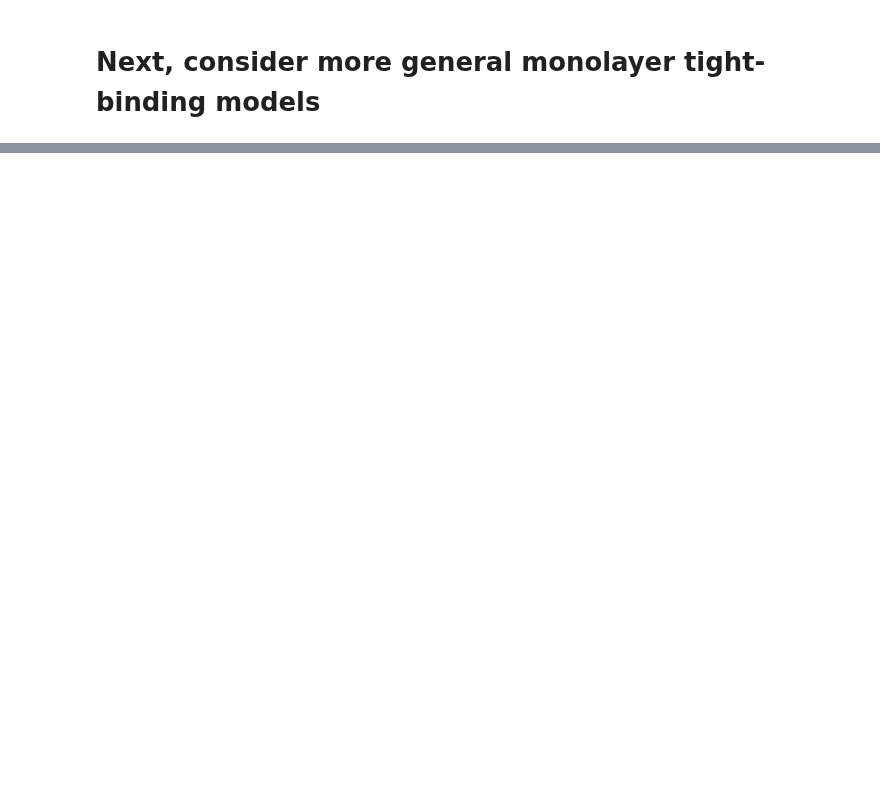
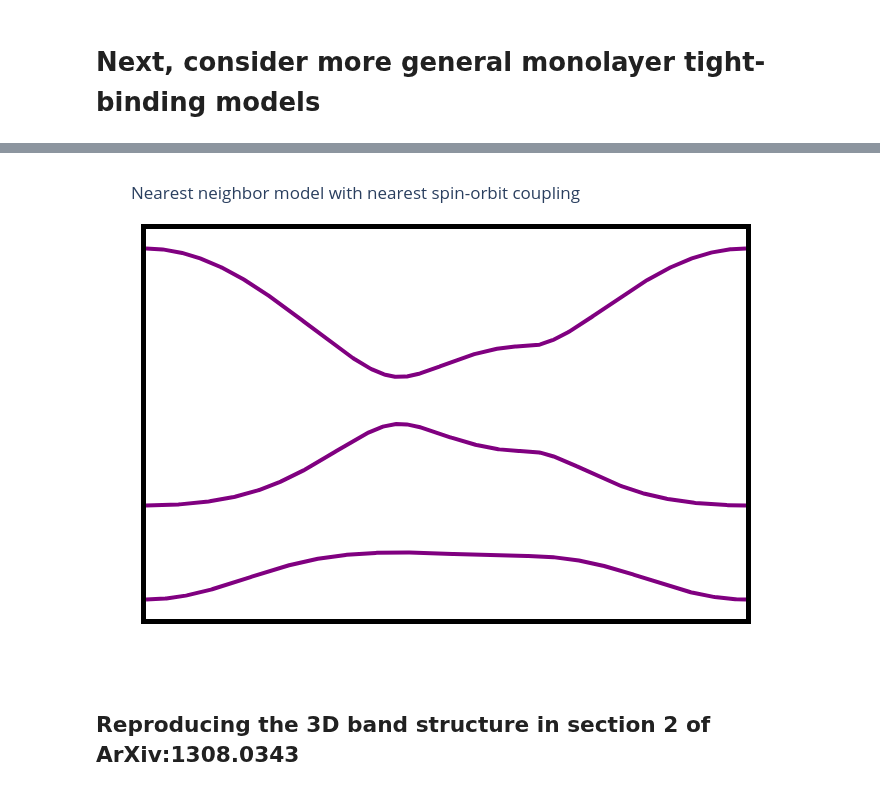
Before and after one commit to nabil-atlam/kagome, a Jupyter notebook: KagomeTransport/notebooks/BrillouinZone.ipynb, the cells around one changed output, grey strips where cells are left out. Drawn from its saved outputs; the diff is of its cells as text; code cells hidden in the pictures; blank space fills up the shorter version.

```diff
--- a/KagomeTransport/notebooks/BrillouinZone.ipynb
+++ b/KagomeTransport/notebooks/BrillouinZone.ipynb
@@ -261,0 +262,9 @@ end
+# %%
+let t1 = -1.0, u1 = 1.0, t2 = 0.0, u2 = 0.0
+    p = Params(t1 = t1, u1 = u1, t2 = t2, u2 = u2)
+    plot_simple_kagome_bands(p = p, seedname = "complex_nn_soc_1", title = "Nearest neighbor model with nearest spin-orbit coupling")
+end
+# %% [output]
+[figure, added]
+# %% [markdown]
+## Reproducing the 3D band structure in section 2 of ArXiv:1308.0343 ##
```
Also changed, not shown: parts of 5 cells of this notebook, 4 other files.
